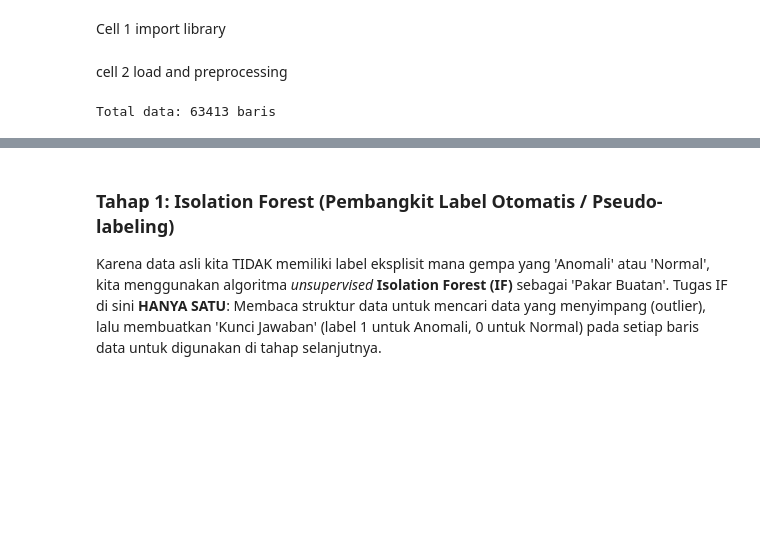
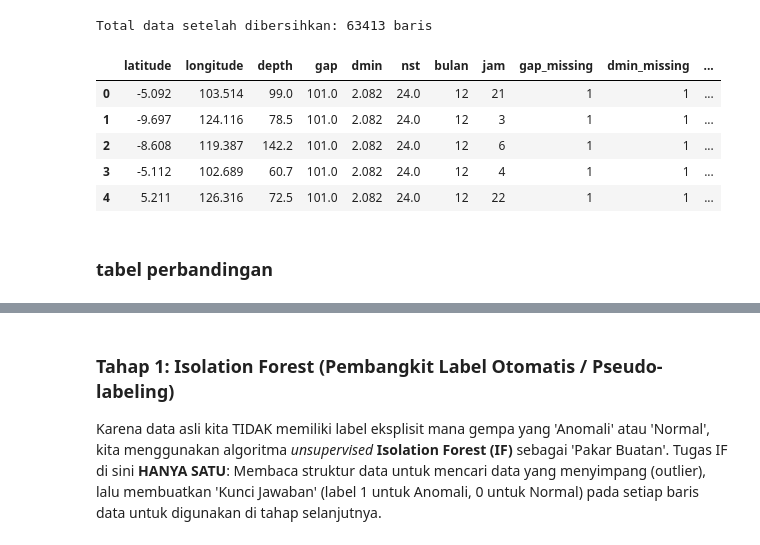
Before and after one commit to FuadNugraha25/Machine-Learning-TA, a Jupyter notebook: Anomaly Detection/XGBoost.ipynb, the cells around one changed output, grey strips where cells are left out. Drawn from its saved outputs; the diff is of its cells as text; code cells hidden in the pictures; blank space fills up the shorter version.

```diff
--- a/Anomaly Detection/XGBoost.ipynb
+++ b/Anomaly Detection/XGBoost.ipynb
@@ -1,5 +1,3 @@
-# %% [markdown]
-Cell 1 import library
 # %%
 import pandas as pd
 import numpy as np
@@ -12,24 +10,39 @@ from sklearn.metrics import (accuracy_score, precision_score, recall_score,
                              f1_score, roc_auc_score, confusion_matrix, ConfusionMatrixDisplay)
 from xgboost import XGBClassifier
 import joblib
-# %% [markdown]
-cell 2 load and preprocessing
 # %%
+# 1. Load data
 df = pd.read_csv('../data/gempa_1990-2026.csv')
 df = df[df['type'] == 'earthquake'].copy()
 
 df['time'] = pd.to_datetime(df['time'])
 df['bulan'] = df['time'].dt.month
 df['jam']   = df['time'].dt.hour
 
-fitur = ['latitude', 'longitude', 'depth', 'gap', 'dmin', 'nst', 'bulan', 'jam']
+# Fitur dasar
+fitur_base = ['latitude', 'longitude', 'depth', 'gap', 'dmin', 'nst', 'bulan', 'jam']
 
+# 2. Membuat indikator missing value (1 jika data asli kosong, 0 jika ada)
 for col in ['gap', 'dmin', 'nst']:
     df[col] = pd.to_numeric(df[col], errors='coerce')
+    # Kolom baru untuk indikator missing value
+    df[f'{col}_missing'] = df[col].isna().astype(int)
+    # Pengisian median seperti biasa
     df[col] = df[col].fillna(df[col].median())
 
+# Fitur baru yang sudah ditambahkan indikator missing value
+fitur = fitur_base + ['gap_missing', 'dmin_missing', 'nst_missing']
+
 df_clean = df[fitur].dropna().reset_index(drop=True)
-
-print(f"Total data: {df_clean.shape[0]} baris")
+print(f"Total data setelah dibersihkan: {df_clean.shape[0]} baris")
+df_clean.head()
 # %% [output]
-Total data: 63413 baris
+Total data setelah dibersihkan: 63413 baris
+|  | latitude | longitude | depth | gap | dmin | nst | bulan | jam | gap_missing | dmin_missing | ... |
+| 0 | -5.092 | 103.514 | 99.0 | 101.0 | 2.082 | 24.0 | 12 | 21 | 1 | 1 | ... |
+| 1 | -9.697 | 124.116 | 78.5 | 101.0 | 2.082 | 24.0 | 12 | 3 | 1 | 1 | ... |
+| 2 | -8.608 | 119.387 | 142.2 | 101.0 | 2.082 | 24.0 | 12 | 6 | 1 | 1 | ... |
+| 3 | -5.112 | 102.689 | 60.7 | 101.0 | 2.082 | 24.0 | 12 | 4 | 1 | 1 | ... |
+| 4 | 5.211 | 126.316 | 72.5 | 101.0 | 2.082 | 24.0 | 12 | 22 | 1 | 1 | ... |
+# %% [markdown]
+### tabel perbandingan
```
Also changed, not shown: parts of 8 cells of this notebook, 20 other files.
